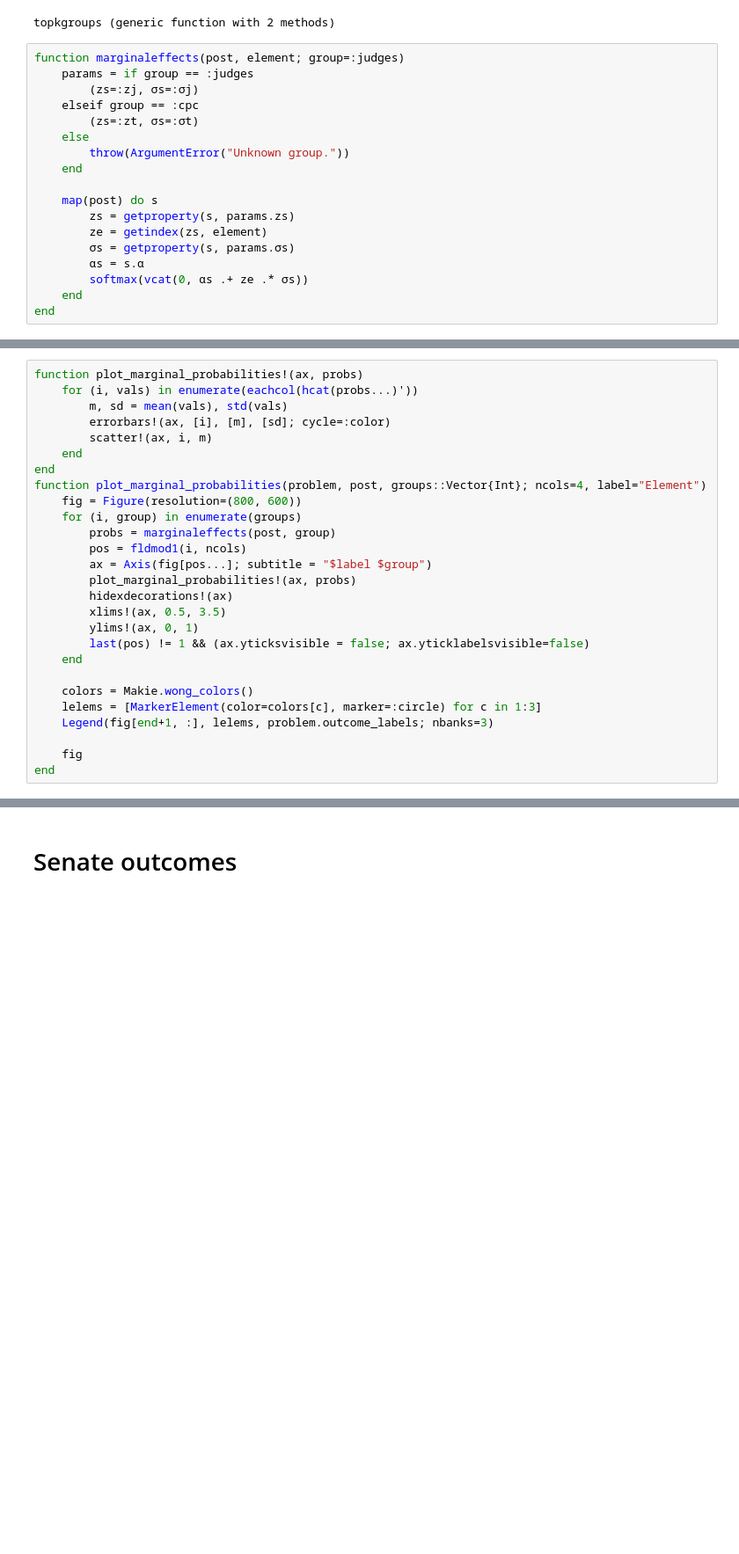
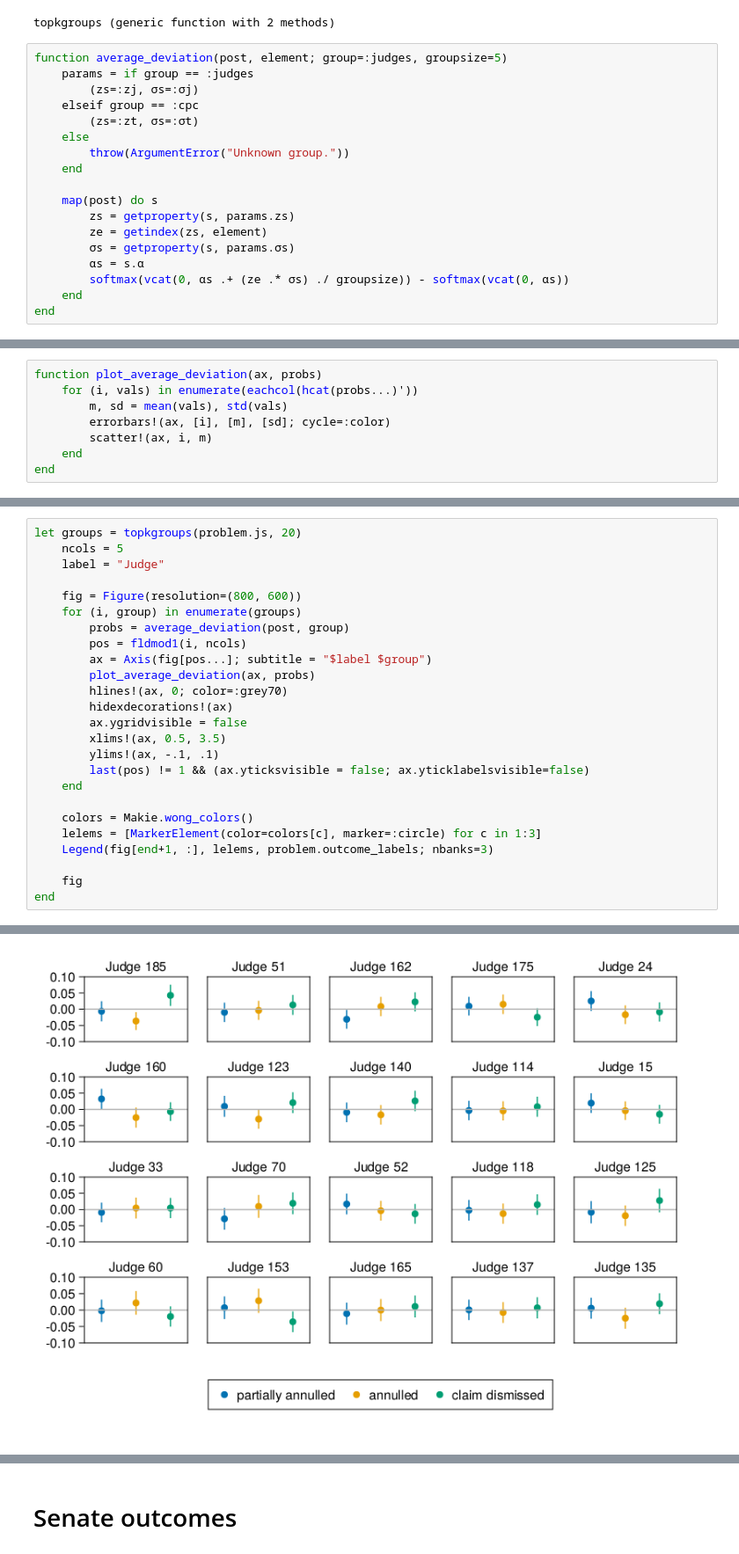
Before and after one commit to jfb-h/unified-judicial-decisions-analysis, a Jupyter notebook: scripts/final-results/model-results.ipynb, the cells around one changed output, grey strips where cells are left out. Shown at 88% size. Drawn from its saved outputs; the diff is of its cells as text; blank space fills up the shorter version.

```diff
--- a/scripts/final-results/model-results.ipynb
+++ b/scripts/final-results/model-results.ipynb
@@ -36,7 +36,7 @@ end
 # %% [output]
 topkgroups (generic function with 2 methods)
 # %%
-function marginaleffects(post, element; group=:judges)
+function average_deviation(post, element; group=:judges, groupsize=5)
     params = if group == :judges
         (zs=:zj, σs=:σj)
     elseif group == :cpc
@@ -50,7 +50,7 @@ function marginaleffects(post, element; group=:judges)
         ze = getindex(zs, element)
         σs = getproperty(s, params.σs)
         αs = s.α
-        softmax(vcat(0, αs .+ ze .* σs))
+        softmax(vcat(0, αs .+ (ze .* σs) ./ groupsize)) - softmax(vcat(0, αs))
     end
 end
 # %% [output]
@@ -57,0 +58,8 @@ marginaleffects (generic function with 1 method)
+# %%
+function plot_average_deviation(ax, probs)
+    for (i, vals) in enumerate(eachcol(hcat(probs...)'))
+        m, sd = mean(vals), std(vals)
+        errorbars!(ax, [i], [m], [sd]; cycle=:color)
+        scatter!(ax, i, m)
+    end
+end
@@ -58,21 +68,19 @@ marginaleffects (generic function with 1 method)
 # %%
-function plot_marginal_probabilities!(ax, probs)
-    for (i, vals) in enumerate(eachcol(hcat(probs...)'))
-        m, sd = mean(vals), std(vals)
-        errorbars!(ax, [i], [m], [sd]; cycle=:color)
-        scatter!(ax, i, m)
-    end
-end
-function plot_marginal_probabilities(problem, post, groups::Vector{Int}; ncols=4, label="Element")
+let groups = topkgroups(problem.js, 20)
+    ncols = 5
+    label = "Judge"
+
     fig = Figure(resolution=(800, 600))
     for (i, group) in enumerate(groups)
-        probs = marginaleffects(post, group)
+        probs = average_deviation(post, group)
         pos = fldmod1(i, ncols)
         ax = Axis(fig[pos...]; subtitle = "$label $group")
-        plot_marginal_probabilities!(ax, probs)
+        plot_average_deviation(ax, probs)
+        hlines!(ax, 0; color=:grey70)
         hidexdecorations!(ax)
+        ax.ygridvisible = false
         xlims!(ax, 0.5, 3.5)
-        ylims!(ax, 0, 1)
+        ylims!(ax, -.1, .1)
         last(pos) != 1 && (ax.yticksvisible = false; ax.yticklabelsvisible=false)
     end
 
@@ -86,0 +94 @@ plot_marginal_probabilities (generic function with 1 method)
+[figure, added]
```
Also changed, not shown: parts of 13 cells of this notebook, 12 other files.
